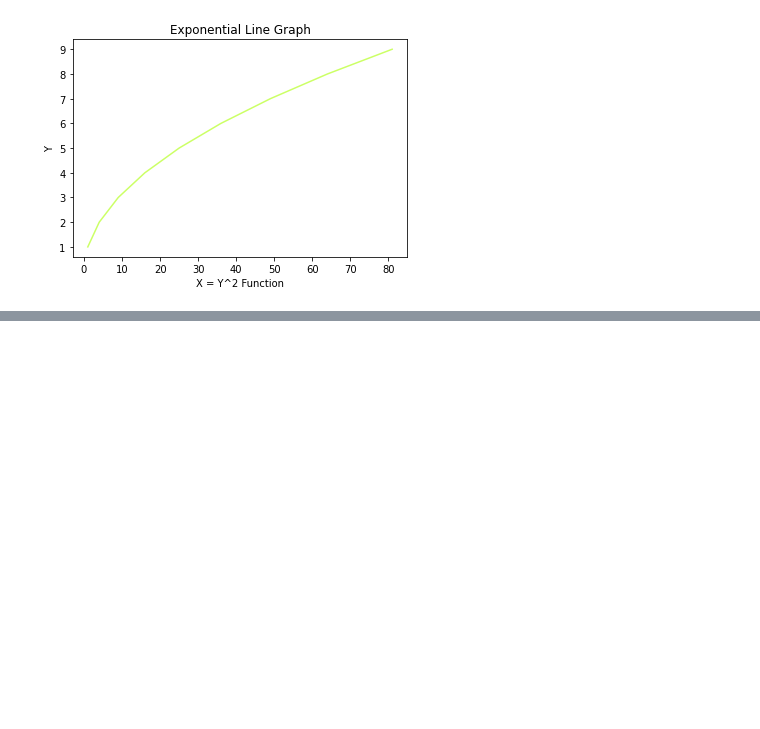
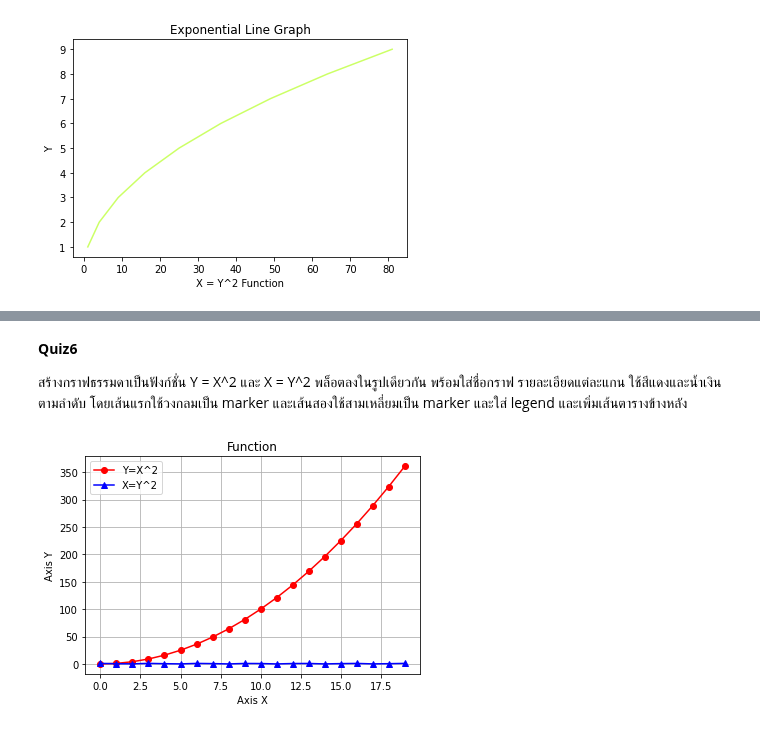
Before and after one commit to deen666/Homework_DataCamp2, a Jupyter notebook: Matplotlib/Matplotlib.ipynb, the cells around one changed output, grey strips where cells are left out. Cells and saved outputs as stored; diff of their text form; code cells hidden in the pictures; blank space fills up the shorter version.

```diff
--- a/Matplotlib/Matplotlib.ipynb
+++ b/Matplotlib/Matplotlib.ipynb
@@ -52,0 +85,20 @@ plt.show()
+# %% [markdown]
+**Quiz6**
+
+สร้างกราฟธรรมดาเป็นฟังก์ชั่น Y = X^2 และ X = Y^2 พล็อตลงในรูปเดียวกัน พร้อมใส่ชื่อกราฟ รายละเอียดแต่ละแกน ใช้สีแดงและน้ำเงินตามลำดับ โดยเส้นแรกใช้วงกลมเป็น marker และเส้นสองใช้สามเหลี่ยมเป็น marker และใส่ legend และเพิ่มเส้นตารางข้างหลัง
+# %%
+#Quiz6
+
+x = np.arange(0,20)
+y1 = x**2
+x2 = y**2
+plt.plot(x,y1,c='r',marker ='o',label='Y=X^2')
+plt.plot(x,x2,c='b',marker ='^',label='X=Y^2')
+plt.xlabel('Axis X')
+plt.ylabel('Axis Y')
+plt.title('Function')
+plt.grid()
+plt.legend(loc=0)
+plt.show()
+# %% [output]
+[figure, added]
```
Also changed, not shown: parts of 6 cells of this notebook.
